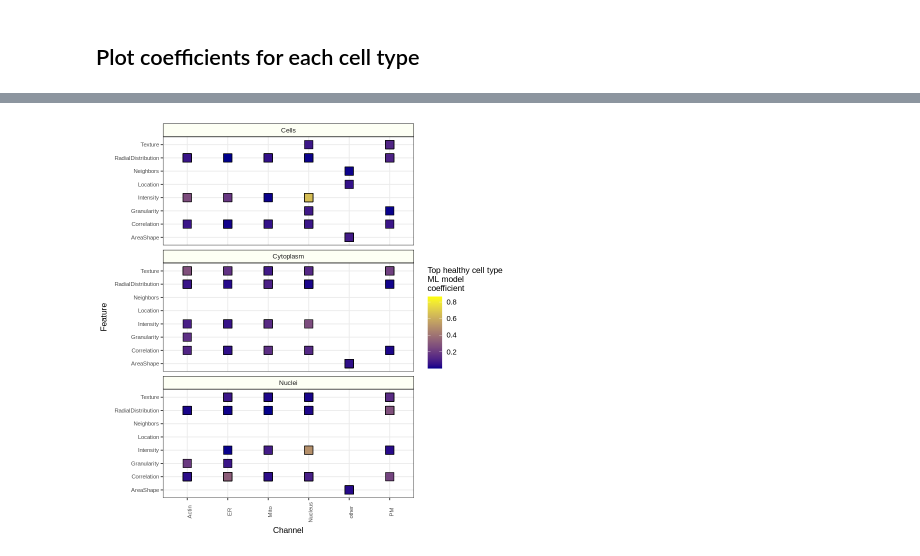
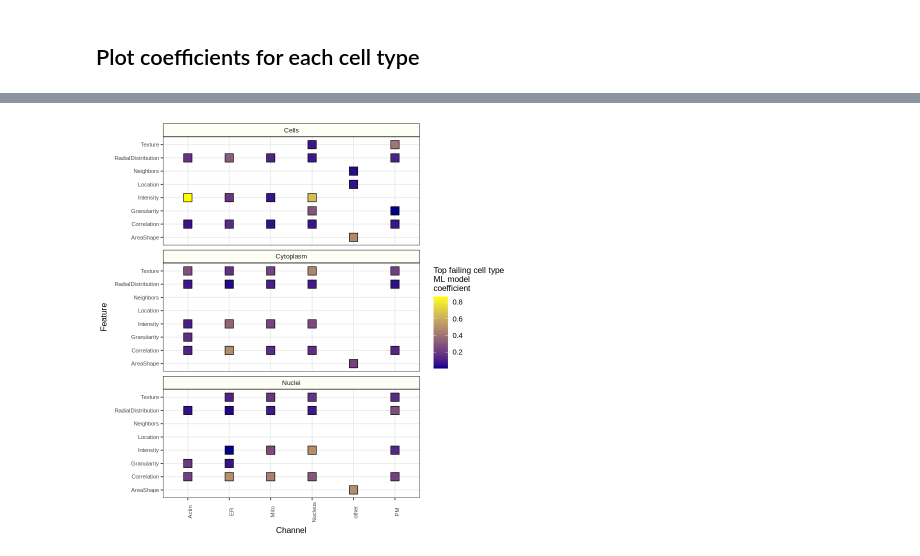
Before and after one commit to WayScience/cellpainting_predicts_cardiac_fibrosis, a Jupyter notebook: 5.machine_learning/3.visualize_model_coef.ipynb, the cells around one changed output, grey strips where cells are left out. Drawn from its saved outputs; the diff is of its cells as text; code cells hidden in the pictures.

Commit message:
edit bug with plotting coefs

```diff
--- a/5.machine_learning/3.visualize_model_coef.ipynb
+++ b/5.machine_learning/3.visualize_model_coef.ipynb
@@ -13,11 +13,11 @@ input_data_dir <- "./data"
 # Set output figure dir
 output_fig_dir <- "./figures"
 
-# Path to positive coef file (features related to predicting Healthy class)
-healthy_coef_file <- file.path(input_data_dir, "positive_coeffs.csv")
+# Path to healthy coef file
+healthy_coef_file <- file.path(input_data_dir, "healthy_coeffs.csv")
 
-# Path to negative coef file (features related to predicting Failing class)
-failing_coef_file <- file.path(input_data_dir, "negative_coeffs.csv")
+# Path to failing coef file
+failing_coef_file <- file.path(input_data_dir, "failing_coeffs.csv")
 
 # Paths for each figure output
 healthy_coef_fig <- file.path(output_fig_dir, "logistic_regression_final_healthy_coefficients_plot.png")
@@ -79,6 +94,7 @@ failing_coef_df <- readr::read_csv(
 
 # Split out components of feature name for visualization
 failing_coef_df <- failing_coef_df %>%
+    dplyr::arrange(desc(abs(Failing_Coeffs))) %>%
     tidyr::separate(
         Feature,
         into = c(
@@ -105,8 +121,22 @@ failing_coef_df$channel_cleaned <- dplyr::recode(failing_coef_df$channel_cleaned
     .missing = "other"
 )
 
+channels <- c(
+    "Mito" = "Mito",
+    "Nucleus" = "DNA",
+    "PM" = "PM",
+    "ER" = "ER",
+    "Actin" = "Actin",
+    "other" = "other"
+)
+
+failing_coef_df <- failing_coef_df %>%
+    dplyr::filter(channel_cleaned %in% names(channels)) %>%
+    dplyr::group_by(feature_group, channel_cleaned, compartment) %>%
+    dplyr::slice_max(order_by = Failing_Coeffs, n = 1)
+
 print(dim(failing_coef_df))
-head(failing_coef_df, 3)
+head(failing_coef_df, 2)
 # %% [output]
 Warning message:
 “Expected 7 pieces. Missing pieces filled with `NA` in 168 rows [1, 2, 3, 4, 5,
@@ -157,32 +186,32 @@ healthy_coef_gg
 failing_coef_gg <- (
     ggplot(failing_coef_df, aes(x = channel_cleaned, y = feature_group))
     + geom_point(aes(fill = abs(Failing_Coeffs)), pch = 22, size = 5)
     + facet_wrap("~compartment", ncol = 1)
     + theme_bw()
     + scale_fill_gradient(
-        name="Top healthy cell type\nML model\ncoefficient",
+        name="Top failing cell type\nML model\ncoefficient",
         low = "darkblue",
         high = "yellow"
     )
     + xlab("Channel")
     + ylab("Feature")
     + theme(
         axis.text = element_text(size = 7),
         axis.text.x = element_text(angle = 90, size = 7),
         axis.title = element_text(size = 10),
         legend.text = element_text(size = 9),
         legend.title = element_text(size = 10),
         strip.text = element_text(size = 8),
         strip.background = element_rect(
             colour = "black",
             fill = "#fdfff4"
         )
     )
 )
 
 # Save figure
 ggsave(failing_coef_fig, failing_coef_gg, height = 8, width = 8, dpi = 500)
 
 failing_coef_gg
 # %% [output]
-[figure, old version]
+[figure, new version]
```
Also changed, not shown: parts of 3 cells of this notebook, 10 other files.
